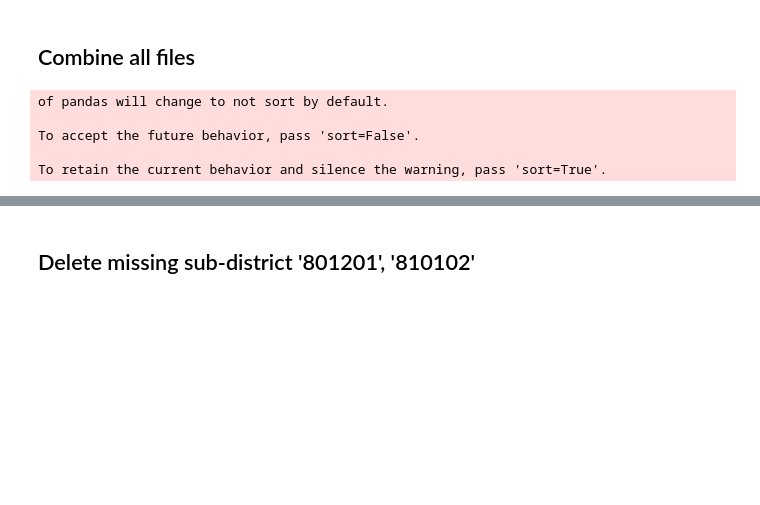
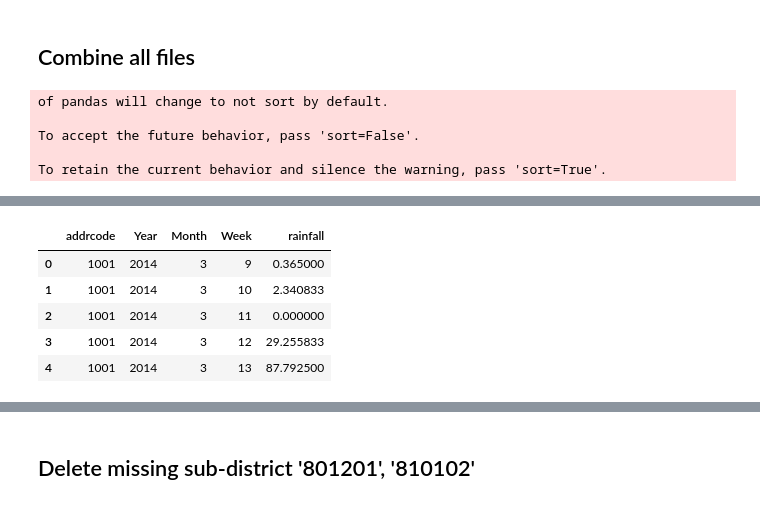
Before and after one commit to boonpakornn/dengue_data_statistic, a Jupyter notebook: Data Statistics.ipynb, the cells around one changed output, grey strips where cells are left out. Cells and saved outputs as stored; diff of their text form; code cells hidden in the pictures; blank space fills up the shorter version.

```diff
--- a/Data Statistics.ipynb
+++ b/Data Statistics.ipynb
@@ -394,0 +562,14 @@ To retain the current behavior and silence the warning, pass 'sort=True'.
+# %%
+df_lst_dist['LastDayWeek'] = pd.to_datetime((df_lst_dist['WeekYear']-1).astype(str) + "6", format="%Y%U%w")
+df_lst_dist['Month'] = pd.DatetimeIndex(df_lst_dist['LastDayWeek']).month
+df_lst_dist = df_lst_dist.drop(['LastDayWeek','WeekYear'], axis =1)
+#df_lst_dist = df_lst_dist[['addrcode','Year','Month','Week','temperature']]
+df_lst_dist = df_lst_dist[['addrcode','Year','Month','Week','rainfall']]
+df_lst_dist.head()
+# %% [output]
+|  | addrcode | Year | Month | Week | rainfall |
+| 0 | 1001 | 2014 | 3 | 9 | 0.365000 |
+| 1 | 1001 | 2014 | 3 | 10 | 2.340833 |
+| 2 | 1001 | 2014 | 3 | 11 | 0.000000 |
+| 3 | 1001 | 2014 | 3 | 12 | 29.255833 |
+| 4 | 1001 | 2014 | 3 | 13 | 87.792500 |
```
Also changed, not shown: parts of 29 cells of this notebook, 23 other files.
